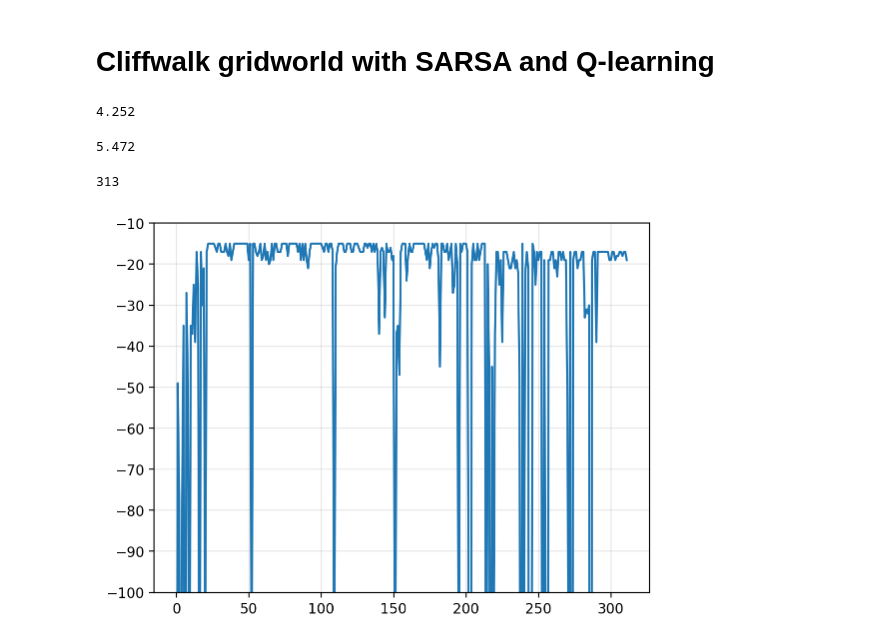
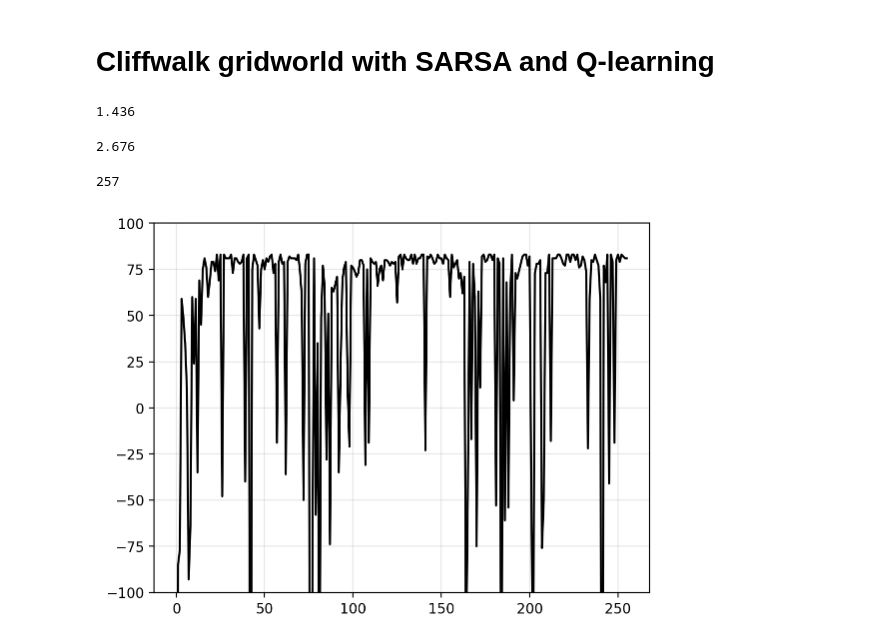
Before and after one commit to gerdm/reinforcement-learning, a Jupyter notebook: ch06/cliffwalk-gridworld.ipynb, the cells around one changed output. Saved outputs shown, nothing was run; the diff lists cells and outputs as text; code cells hidden in the pictures.

```diff
--- a/ch06/cliffwalk-gridworld.ipynb
+++ b/ch06/cliffwalk-gridworld.ipynb
@@ -39,16 +39,20 @@ from copy import deepcopy
 # %%
 n_steps = 10_000
-epsilon = 0.05
-alpha, gamma = 0.5, 1.0
+epsilon = 0.1
+alpha = 0.5
+gamma = 1.0
 
+seed = 3141
 hist_sarsa, Q_sarsa = agents.run_agent(
     start_ix, G, n_actions, n_steps, epsilon, alpha, gamma, movements,
-    agents.sarsa_step_and_update
+    agents.sarsa_step_and_update,
+    seed=seed
 )
 
 hist_qlearn, Q_qlearn = agents.run_agent(
     start_ix, G, n_actions, n_steps, epsilon, alpha, gamma, movements,
-    agents.qlearning_step_and_update
+    agents.qlearning_step_and_update,
+    seed=314159
 )
 
 hist = {
@@ -56,15 +60,15 @@ hist = {
     "q": deepcopy(hist_qlearn)
 }
 
-# del hist_qlearn, hist_sarsa
+del hist_qlearn, hist_sarsa
 # %%
 hist["sarsa"]["reward"][-500:].mean()
 # %% [output]
-4.252
+1.436
 # %%
 hist["q"]["reward"][-500:].mean()
 # %% [output]
-5.472
+2.676
 # %%
 agent = "sarsa"
 
@@ -73,19 +77,19 @@ pos_hist = np.c_[hist[agent]["ix"] % n_cols, hist[agent]["ix"] // n_cols]
 distance_hist = np.abs(pos_hist - G.get_pos(end_ix)).sum(axis=1)
 len(ix_goal)
 # %% [output]
-313
+257
 # %%
 sum_rewards = []
 for ix_start, ix_end in zip(ix_goal[:-1], ix_goal[1:]):
-    r = hist[agent]["reward"][ix_start + 1:ix_end].sum()
+    r = hist[agent]["reward"][ix_start + 1:ix_end+1].sum()
     sum_rewards.append(r)
 sum_rewards = np.array(sum_rewards)
 # %%
-plt.plot(sum_rewards)
-plt.ylim(bottom=-100, top=-10)
+plt.plot(sum_rewards, c="black")
+plt.ylim(bottom=-100, top=100)
 plt.grid(alpha=0.3)
 # %% [output]
-[figure, old version]
+[figure, new version]
 # %%
 markers = {
     "down": "v",
```
Also changed, not shown: parts of 6 cells of this notebook.
